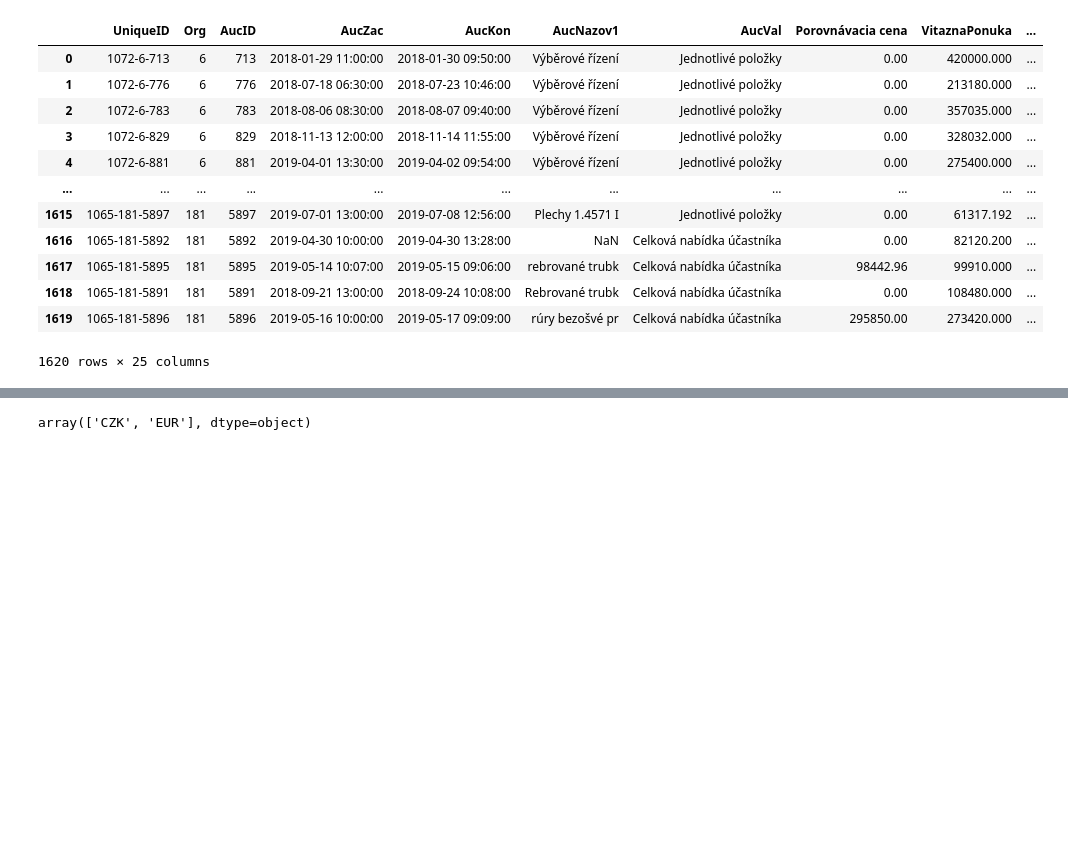
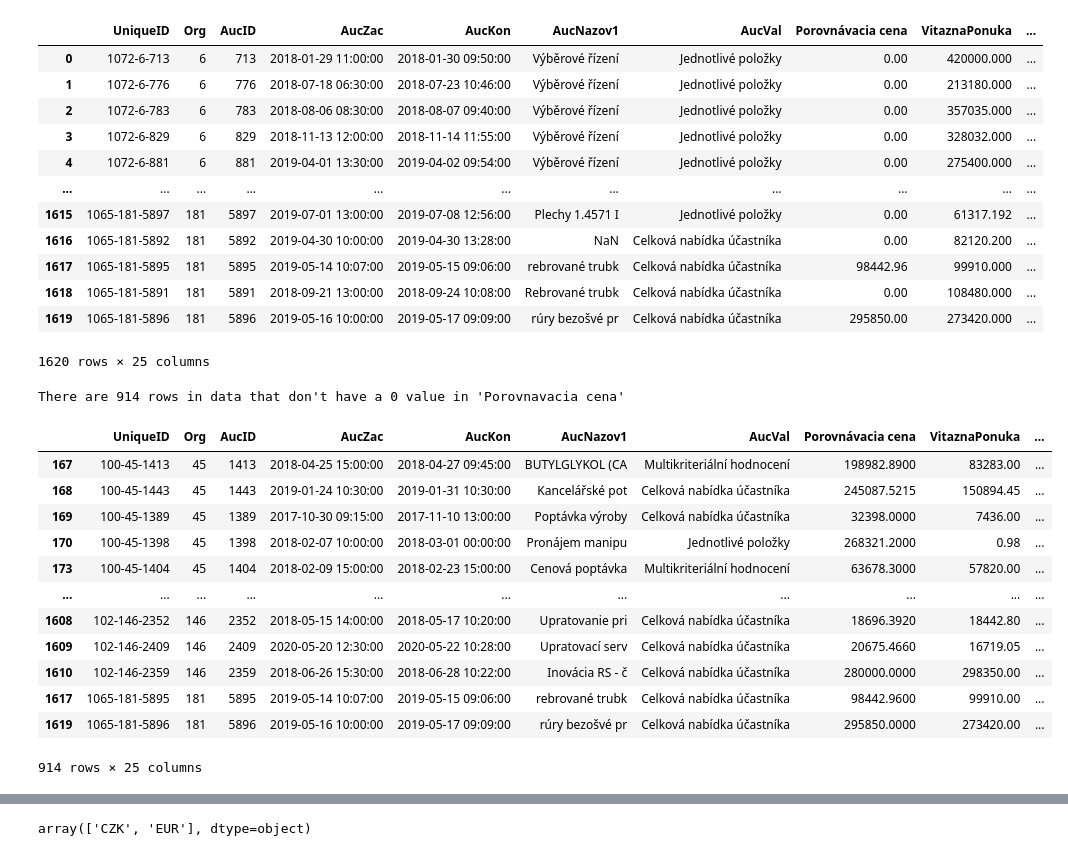
Before and after one commit to Sebion/ElektronickeObchodovanie, a Jupyter notebook: upravy.ipynb, the cells around one changed output, grey strips where cells are left out. Saved outputs shown, nothing was run; the diff lists cells and outputs as text; code cells hidden in the pictures; blank space fills up the shorter version.

```diff
--- a/upravy.ipynb
+++ b/upravy.ipynb
@@ -17,3 +17,36 @@ data
 | 1618 | 1065-181-5891 | 181 | 5891 | 2018-09-21 13:00:00 | 2018-09-24 10:08:00 | Rebrované trubk | Celková nabídka účastníka | 0.00 | 108480.000 | ... |
 | 1619 | 1065-181-5896 | 181 | 5896 | 2019-05-16 10:00:00 | 2019-05-17 09:09:00 | rúry bezošvé pr | Celková nabídka účastníka | 295850.00 | 273420.000 | ... |
 1620 rows × 25 columns
+# %%
+# Create a boolean mask for rows where 'Porovnavacia cena' is not 0
+mask = data['Porovnávacia cena'] != 0
+
+# Apply the mask and count the number of rows
+num_rows = data[mask].shape[0]
+
+print(f"There are {num_rows} rows in data that don't have a 0 value in 'Porovnavacia cena'")
+# %% [output]
+There are 914 rows in data that don't have a 0 value in 'Porovnavacia cena'
+# %%
+# Create a boolean mask for rows where 'Porovnavacia cena' is not 0
+mask = data['Porovnávacia cena'] != 0
+
+# Apply the mask to data to keep only the rows where 'Porovnavacia cena' is not 0
+data = data[mask]
+
+# Now data contains only the rows where 'Porovnavacia cena' is not 0
+data
+# %% [output]
+|  | UniqueID | Org | AucID | AucZac | AucKon | AucNazov1 | AucVal | Porovnávacia cena | VitaznaPonuka | ... |
+| 167 | 100-45-1413 | 45 | 1413 | 2018-04-25 15:00:00 | 2018-04-27 09:45:00 | BUTYLGLYKOL (CA | Multikriteriální hodnocení | 198982.8900 | 83283.00 | ... |
+| 168 | 100-45-1443 | 45 | 1443 | 2019-01-24 10:30:00 | 2019-01-31 10:30:00 | Kancelářské pot | Celková nabídka účastníka | 245087.5215 | 150894.45 | ... |
+| 169 | 100-45-1389 | 45 | 1389 | 2017-10-30 09:15:00 | 2017-11-10 13:00:00 | Poptávka výroby | Celková nabídka účastníka | 32398.0000 | 7436.00 | ... |
+| 170 | 100-45-1398 | 45 | 1398 | 2018-02-07 10:00:00 | 2018-03-01 00:00:00 | Pronájem manipu | Jednotlivé položky | 268321.2000 | 0.98 | ... |
+| 173 | 100-45-1404 | 45 | 1404 | 2018-02-09 15:00:00 | 2018-02-23 15:00:00 | Cenová poptávka | Multikriteriální hodnocení | 63678.3000 | 57820.00 | ... |
+| ... | ... | ... | ... | ... | ... | ... | ... | ... | ... | ... |
+| 1608 | 102-146-2352 | 146 | 2352 | 2018-05-15 14:00:00 | 2018-05-17 10:20:00 | Upratovanie pri | Celková nabídka účastníka | 18696.3920 | 18442.80 | ... |
+| 1609 | 102-146-2409 | 146 | 2409 | 2020-05-20 12:30:00 | 2020-05-22 10:28:00 | Upratovací serv | Celková nabídka účastníka | 20675.4660 | 16719.05 | ... |
+| 1610 | 102-146-2359 | 146 | 2359 | 2018-06-26 15:30:00 | 2018-06-28 10:22:00 | Inovácia RS - č | Celková nabídka účastníka | 280000.0000 | 298350.00 | ... |
+| 1617 | 1065-181-5895 | 181 | 5895 | 2019-05-14 10:07:00 | 2019-05-15 09:06:00 | rebrované trubk | Celková nabídka účastníka | 98442.9600 | 99910.00 | ... |
+| 1619 | 1065-181-5896 | 181 | 5896 | 2019-05-16 10:00:00 | 2019-05-17 09:09:00 | rúry bezošvé pr | Celková nabídka účastníka | 295850.0000 | 273420.00 | ... |
+914 rows × 25 columns
```
Also changed, not shown: parts of 12 cells of this notebook, 6 other files.
